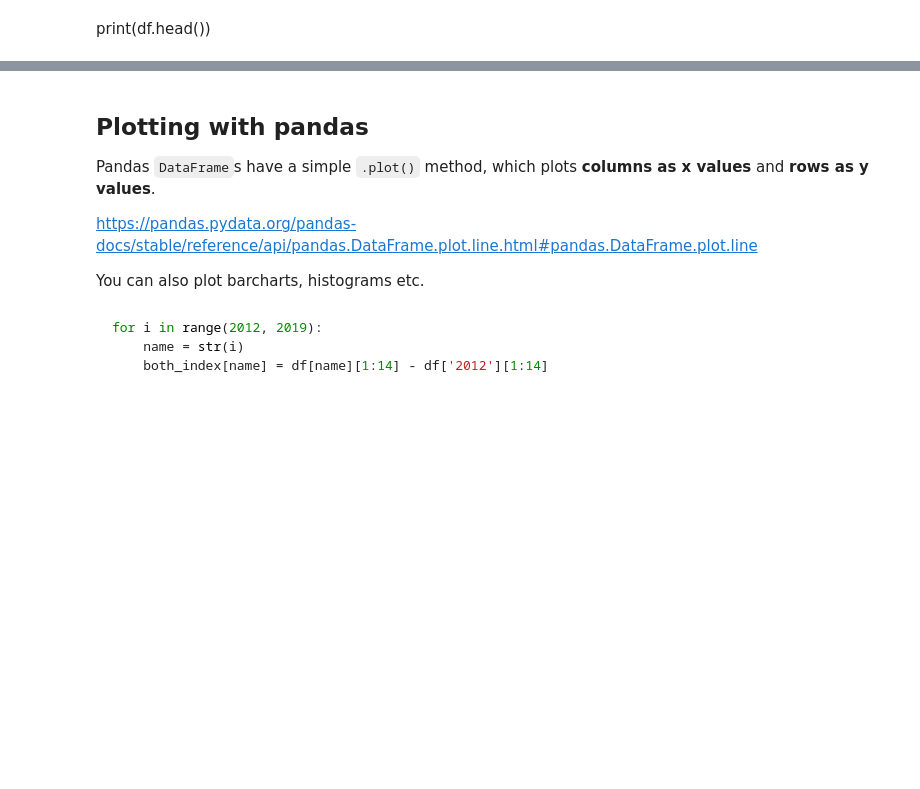
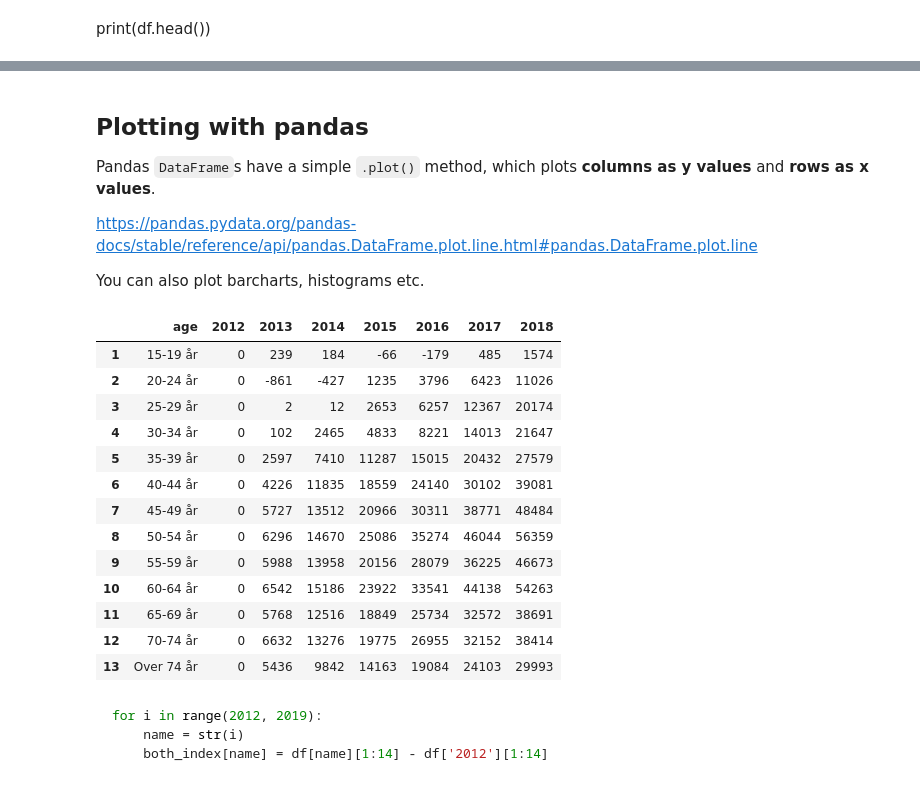
Before and after one commit to itu-qsp/2019-summer, a Jupyter notebook: session-10/DIM_Data analysis.ipynb, the cells around one changed output, grey strips where cells are left out. Cells and saved outputs as stored; diff of their text form; code cells hidden in the pictures; blank space fills up the shorter version.

````diff
--- a/session-10/DIM_Data analysis.ipynb
+++ b/session-10/DIM_Data analysis.ipynb
@@ -49,6 +49,8 @@ https://www.dr.dk/nyheder/indland/aeldre-bliver-rigere-unge-fattigere
 https://www.dst.dk/da/Statistik/emner/arbejde-indkomst-og-formue/indkomster
 
 https://www.dst.dk/da/Statistik/nyt/NytHtml?cid=29483
+# %%
+df = pd.read_csv('data/2019721183544253670048AINDK267296307071.csv', encoding='cp1252', header=None)
 # %% [markdown]
 df = pd.read_csv('data/2019721183544253670048AINDK267296307071.csv', header=None, encoding='cp1252')
 # %%
@@ -72,5 +158,8 @@ both
 # %%
 # Crop columns to only contain 1 to 13
+for i in range(2012, 2019):
+    name = str(i)
+    both[name] = df[name][1:14]
 # %%
 for i in range(2012, 2019):
     name = str(i)
@@ -84,7 +194,7 @@ both.T[1:].plot()
 # %% [markdown]
 ## Plotting with pandas
 
-Pandas `DataFrame`s have a simple `.plot()` method, which plots **columns as x values** and **rows as y values**.
+Pandas `DataFrame`s have a simple `.plot()` method, which plots **columns as y values** and **rows as x values**.
 
 https://pandas.pydata.org/pandas-docs/stable/reference/api/pandas.DataFrame.plot.line.html#pandas.DataFrame.plot.line
 
@@ -96,7 +206,23 @@ both_index['age'] = both['age']
 # %%
 for i in range(2012, 2019):
     name = str(i)
-    both_index[name] = df[name][1:14]
+    both_index[name] = df[name][1:14] - df['2012'][1:14]
+both_index
+# %% [output]
+|  | age | 2012 | 2013 | 2014 | 2015 | 2016 | 2017 | 2018 |
+| 1 | 15-19 år | 0 | 239 | 184 | -66 | -179 | 485 | 1574 |
+| 2 | 20-24 år | 0 | -861 | -427 | 1235 | 3796 | 6423 | 11026 |
+| 3 | 25-29 år | 0 | 2 | 12 | 2653 | 6257 | 12367 | 20174 |
+| 4 | 30-34 år | 0 | 102 | 2465 | 4833 | 8221 | 14013 | 21647 |
+| 5 | 35-39 år | 0 | 2597 | 7410 | 11287 | 15015 | 20432 | 27579 |
+| 6 | 40-44 år | 0 | 4226 | 11835 | 18559 | 24140 | 30102 | 39081 |
+| 7 | 45-49 år | 0 | 5727 | 13512 | 20966 | 30311 | 38771 | 48484 |
+| 8 | 50-54 år | 0 | 6296 | 14670 | 25086 | 35274 | 46044 | 56359 |
+| 9 | 55-59 år | 0 | 5988 | 13958 | 20156 | 28079 | 36225 | 46673 |
+| 10 | 60-64 år | 0 | 6542 | 15186 | 23922 | 33541 | 44138 | 54263 |
+| 11 | 65-69 år | 0 | 5768 | 12516 | 18849 | 25734 | 32572 | 38691 |
+| 12 | 70-74 år | 0 | 6632 | 13276 | 19775 | 26955 | 32152 | 38414 |
+| 13 | Over 74 år | 0 | 5436 | 9842 | 14163 | 19084 | 24103 | 29993 |
 # %% [markdown]
 ```python
 for i in range(2012, 2019):
````
Also changed, not shown: parts of 27 cells of this notebook, 2 other files.
